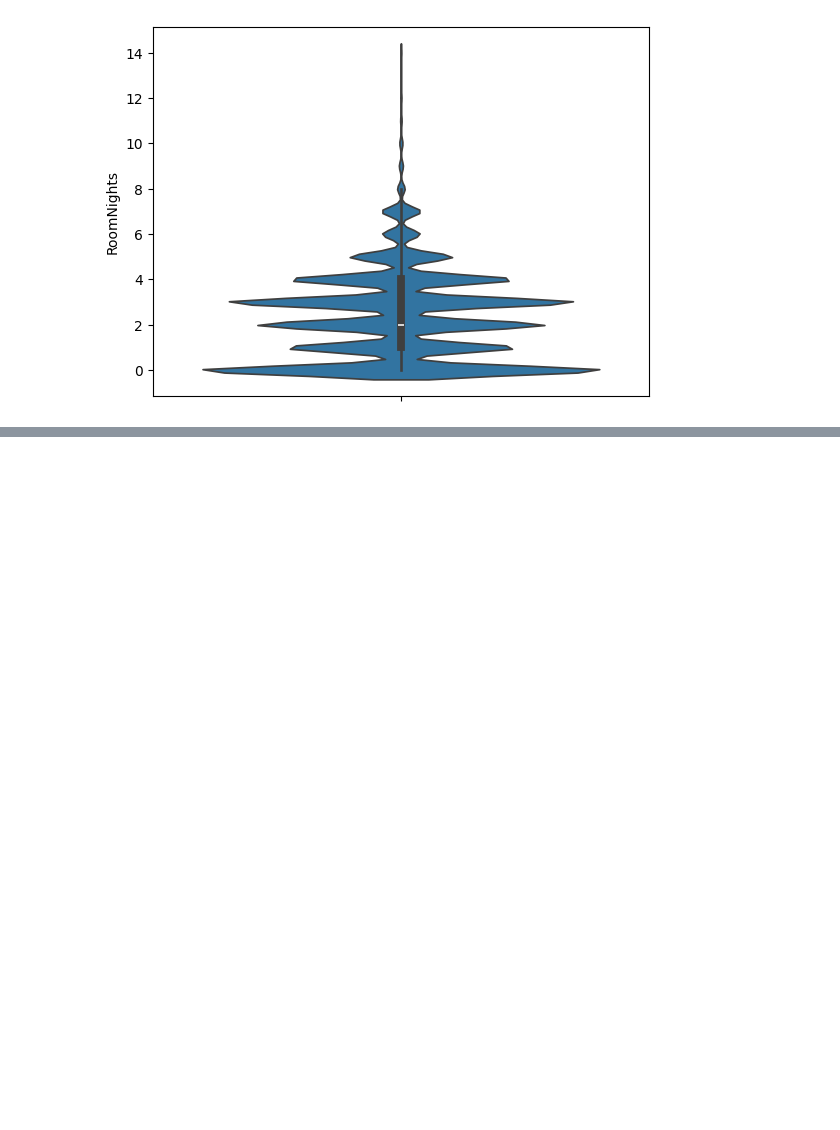
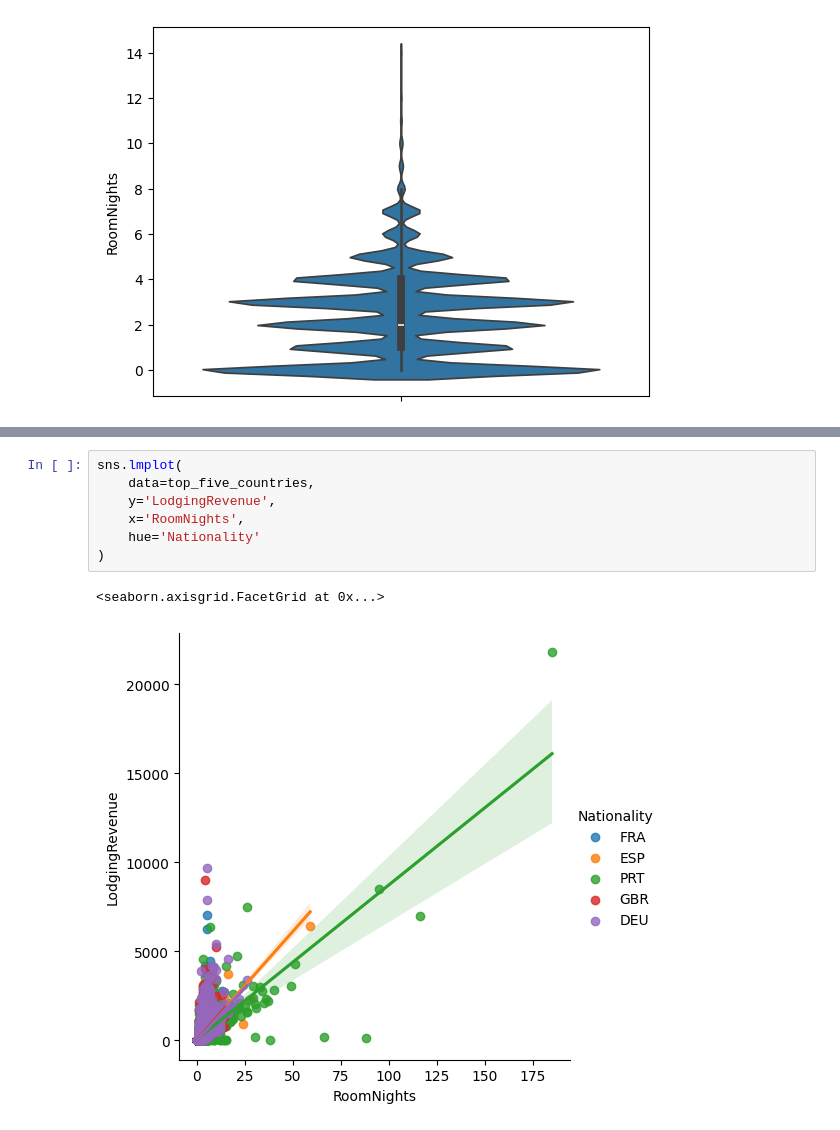
Before and after one commit to wolneihd/udemy_matplotlib_seaborn, a Jupyter notebook: secao_07_hotel.ipynb, the cells around one changed output, grey strips where cells are left out. Saved outputs shown, nothing was run; the diff lists cells and outputs as text; blank space fills up the shorter version.

```diff
--- a/secao_07_hotel.ipynb
+++ b/secao_07_hotel.ipynb
@@ -103,0 +131,10 @@ sns.violinplot(y='RoomNights', data=hotels.query('RoomNights < 15'))
+# %%
+sns.lmplot(
+    data=top_five_countries,
+    y='LodgingRevenue',
+    x='RoomNights',
+    hue='Nationality'
+)
+# %% [output]
+<seaborn.axisgrid.FacetGrid at 0x...>
+[figure, added]
```
Also changed, not shown: parts of 8 cells of this notebook, 2 other files.
